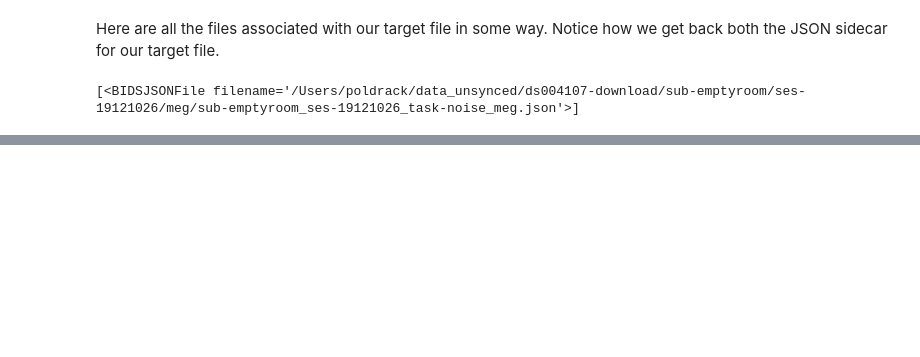
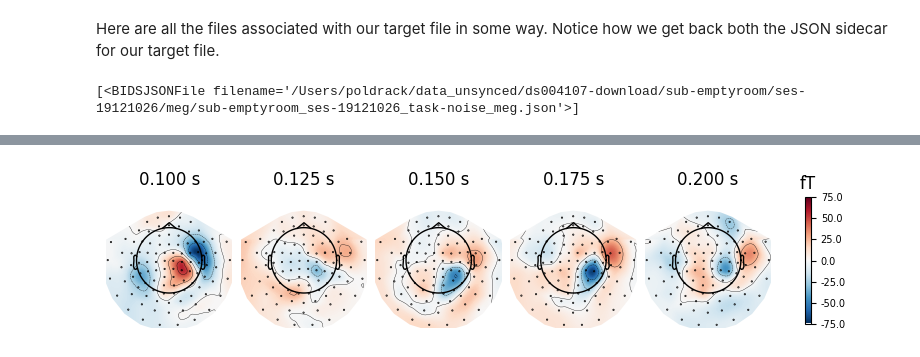
Before and after one commit to poldrack/PyBIDS_example, a Jupyter notebook: BIDS_example.ipynb, the cells around one changed output, grey strips where cells are left out. Cells and saved outputs as stored; diff of their text form; code cells hidden in the pictures; blank space fills up the shorter version.

```diff
--- a/BIDS_example.ipynb
+++ b/BIDS_example.ipynb
@@ -374,0 +413,4 @@ _ = right_tone.plot_topo() #map(times=times)
+# %%
+analysis.plot_topomap('left')
+# %% [output]
+[figure, added]
```
Also changed, not shown: parts of 38 cells of this notebook.
